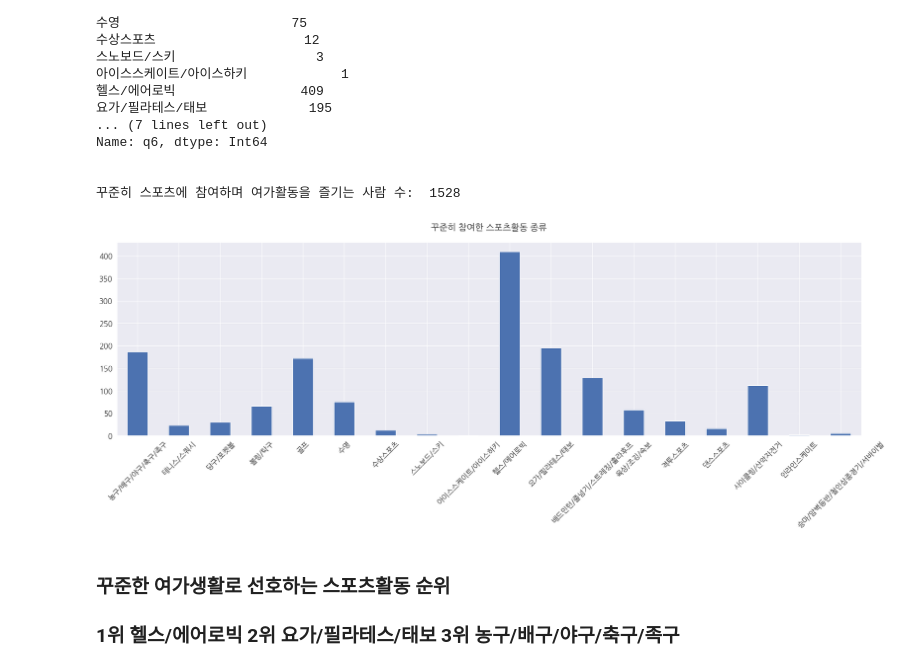
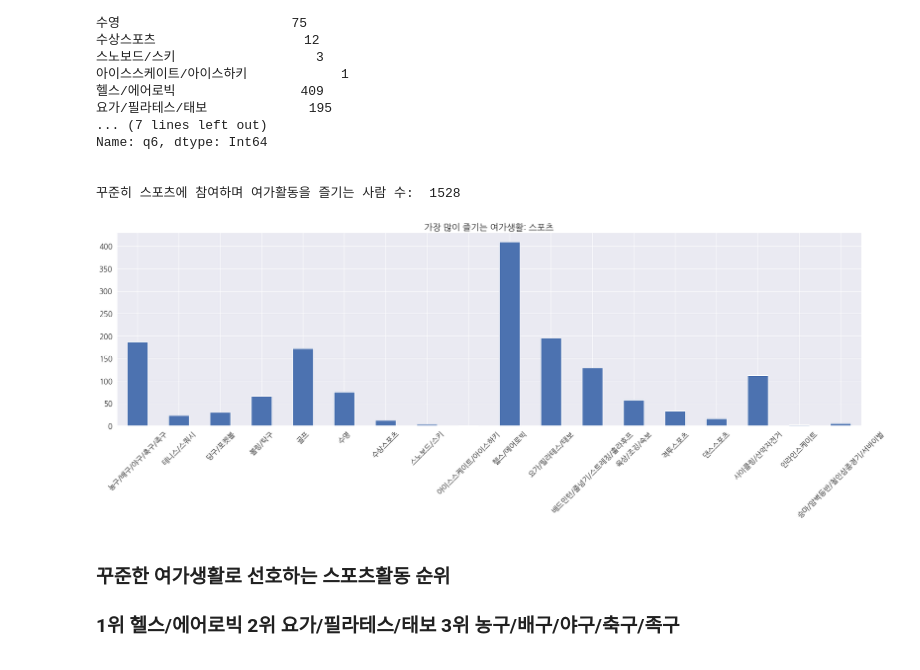
Before and after one commit to stat-thon/2022-project-sports-DATA-133, a Jupyter notebook: hobby.ipynb, the cells around one changed output. Cells and saved outputs as stored; diff of their text form; code cells hidden in the pictures.

```diff
--- a/hobby.ipynb
+++ b/hobby.ipynb
@@ -318,0 +215,21 @@ dtype: int64
+# %%
+for i, col in enumerate(sports_watch_col[0:2]):
+
+    title = sports_watch.index[i]
+    watch_age = only_watch[[col, 'DM2']].value_counts(sort = False)
+    watch_age.index = [['15-19세', '20대', '30대', '40대', '50대', '60대', '70세 이상']]
+
+    sns.set(font_scale = 1.5)
+    plt.rc("font", family = "NanumGothic") # 한글깨짐 방지
+    plt.figure(figsize = (15, 8))
+    ax = watch_age.plot(kind = 'bar')
+    plt.xticks(rotation = 0)
+    ax.set_title(title, fontsize = 20)
+
+    for p in ax.patches:
+        height = p.get_height()
+        ax.text(p.get_x() + p.get_width() / 2., height, height, ha = 'center', size = 20)
+
+    ax.set_xlabel('');  # semicolon suppresses text output
+
+    print('\n')
@@ -362,0 +382,19 @@ Name: q6, dtype: Int64
+# %%
+# 스포츠인 중 스포츠관람러
+sportsman_count = sportsman['q6'].value_counts(dropna = True)
+print('경기관람을 꾸준히 지속하는 사람 빈도')
+watch_first = sportsman_count.loc[['16', '17', '18', '19']]
+watch_first.index = [['직접관람', '간접관람', '격투관람', '이스포츠']]
+
+sns.set(font_scale = 1.5)
+plt.rc("font", family = "NanumGothic") # 한글깨짐 방지
+plt.figure(figsize = (10, 5))
+ax = watch_first.plot(kind = 'bar')
+plt.xticks(rotation = 0)
+ax.set_title('가장 많이 즐기는 여가생활: 스포츠 관람', fontsize = 20)
+
+for p in ax.patches:
+    height = p.get_height()
+    ax.text(p.get_x() + p.get_width() / 2., height, height, ha = 'center', size = 20)
+
+ax.set_xlabel('');  # semicolon suppresses text output
@@ -389,15 +434,15 @@ Name: q6, dtype: Int64
 # %%
 # 꾸준한 스포츠활동참여 시각화
 
 sns.set(font_scale = 1.5)
 plt.rc("font", family = "NanumGothic") # 한글깨짐 방지
 plt.figure(figsize = (30, 8))
 ax = sportsman_act_count.plot(kind = 'bar')
 plt.xticks(rotation = 45)
-ax.set_title('꾸준히 참여한 스포츠활동 종류\n', fontsize = 20)
+ax.set_title('가장 많이 즐기는 여가생활: 스포츠', fontsize = 20)
 ax.set_xlabel('');  # semicolon suppresses text output
 # %% [output]
-[figure, old version]
+[figure, new version]
 # %% [markdown]
 ### 꾸준한 여가생활로 선호하는 스포츠활동 순위
 ### 1위 헬스/에어로빅 2위 요가/필라테스/태보 3위 농구/배구/야구/축구/족구
```
Also changed, not shown: parts of 41 cells of this notebook, 3 other files.
